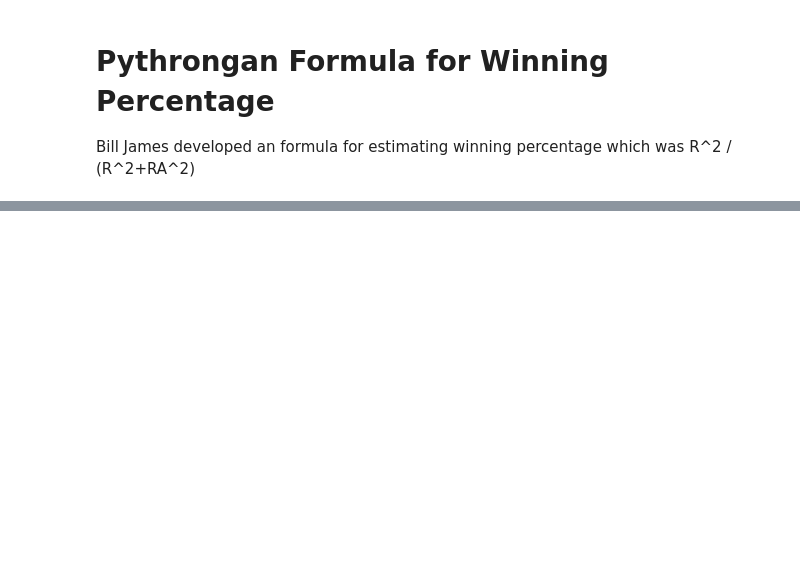
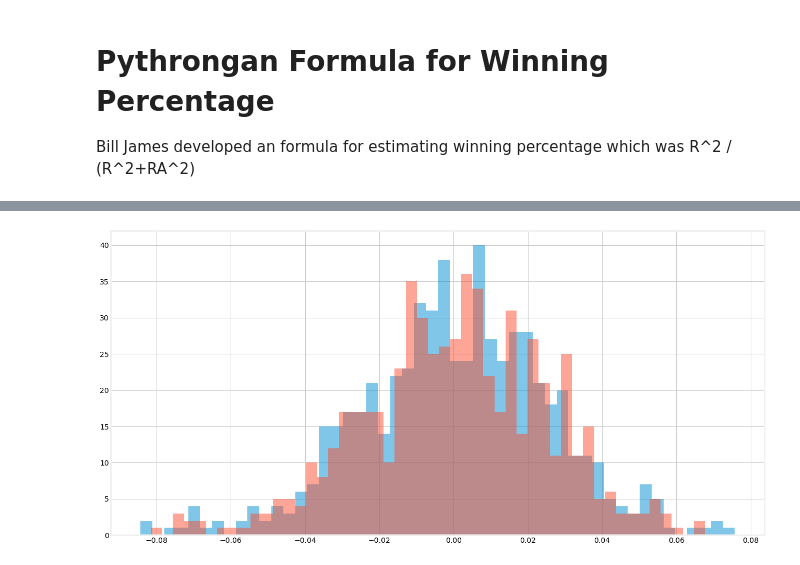
Before and after one commit to mattstonkus/Analyzing_Baseball_Data_Python, a Jupyter notebook: Runs and Wins.ipynb, the cells around one changed output, grey strips where cells are left out. Saved outputs shown, nothing was run; the diff lists cells and outputs as text; code cells hidden in the pictures; blank space fills up the shorter version.

```diff
--- a/Runs and Wins.ipynb
+++ b/Runs and Wins.ipynb
@@ -216,0 +262,16 @@ sum(res**2)
+# %%
+exponent = 1.8508
+prediction = teams_df['R']**exponent/(teams_df['R']**exponent + teams_df['RA']**exponent)
+teams_df['Updated Pythagorean Win Prediction'] = teams_df['G'] * prediction
+teams_df['Updated Pythagorean Residual'] = prediction - teams_df['Win Percentage']
+plt.style.use('fivethirtyeight')
+fig, ax = plt.subplots(figsize= (20,10))
+fig.patch.set_facecolor('white')
+#ax.scatter(prediction, res)
+ax.hist(teams_df['Pythagorean Residual'], alpha = 0.5, bins=50,  label='Pythagorean Residuals')
+ax.hist(teams_df['Updated Pythagorean Residual'], alpha = 0.5, bins=50,  label='Pythagorean Residuals')
+ax.set_facecolor('white')
+#ax.set_xlim(0,100)
+#ax.set_ylim(-20,20)
+# %% [output]
+[figure, added]
```
Also changed, not shown: parts of 25 cells of this notebook.
